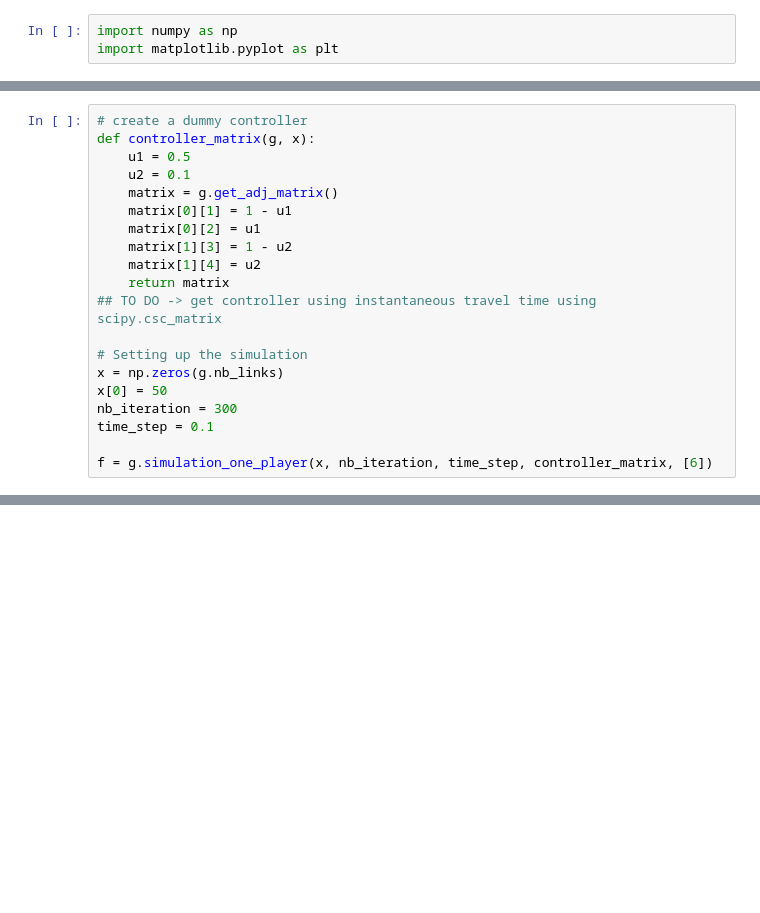
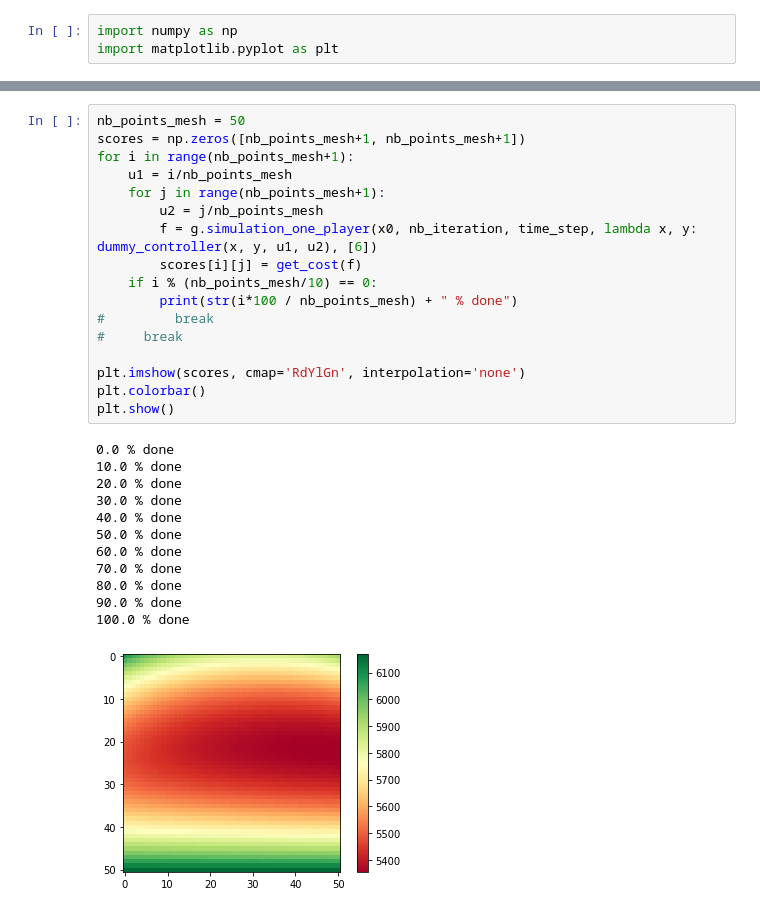
Before and after one commit to gding/mf-traffic, a Jupyter notebook: Dynamic routing game.ipynb, the cells around one changed output, grey strips where cells are left out. Cells and saved outputs as stored; diff of their text form; blank space fills up the shorter version.

Commit message:
implement a dummy and a greedy controller for cooperative game

```diff
--- a/Dynamic routing game.ipynb
+++ b/Dynamic routing game.ipynb
@@ -187,21 +289 @@ c_array[g.nb_links-1] = 0
 g.set_up_mfd(vmax_array, xmax_array, c_array)
-# %%
-# create a dummy controller
-def controller_matrix(g, x):
-    u1 = 0.5
-    u2 = 0.1
-    matrix = g.get_adj_matrix()
-    matrix[0][1] = 1 - u1
-    matrix[0][2] = u1
-    matrix[1][3] = 1 - u2
-    matrix[1][4] = u2
-    return matrix
-## TO DO -> get controller using instantaneous travel time using scipy.csc_matrix
-
-# Setting up the simulation
-x = np.zeros(g.nb_links)
-x[0] = 50
-nb_iteration = 300
-time_step = 0.1
-
-f = g.simulation_one_player(x, nb_iteration, time_step, controller_matrix, [6])
@@ -219,0 +358,30 @@ plt.show()
+# %%
+nb_points_mesh = 50
+scores = np.zeros([nb_points_mesh+1, nb_points_mesh+1])
+for i in range(nb_points_mesh+1):
+    u1 = i/nb_points_mesh
+    for j in range(nb_points_mesh+1):
+        u2 = j/nb_points_mesh
+        f = g.simulation_one_player(x0, nb_iteration, time_step, lambda x, y: dummy_controller(x, y, u1, u2), [6])
+        scores[i][j] = get_cost(f)
+    if i % (nb_points_mesh/10) == 0:
+        print(str(i*100 / nb_points_mesh) + " % done")
+#         break
+#     break
+
+plt.imshow(scores, cmap='RdYlGn', interpolation='none')
+plt.colorbar()
+plt.show()
+# %% [output]
+0.0 % done
+10.0 % done
+20.0 % done
+30.0 % done
+40.0 % done
+50.0 % done
+60.0 % done
+70.0 % done
+80.0 % done
+90.0 % done
+100.0 % done
+[figure, added]
```
Also changed, not shown: parts of 13 cells of this notebook.
